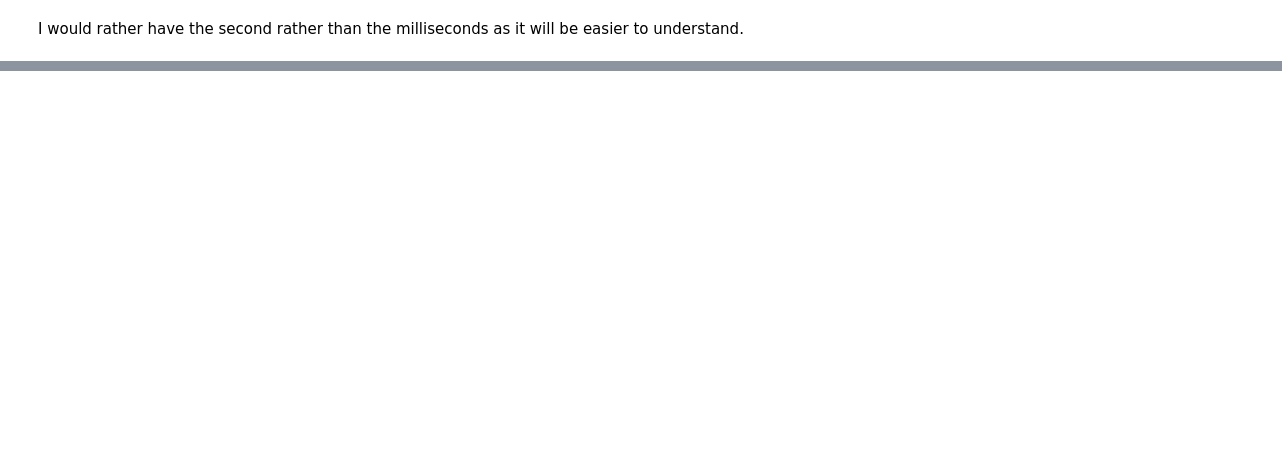
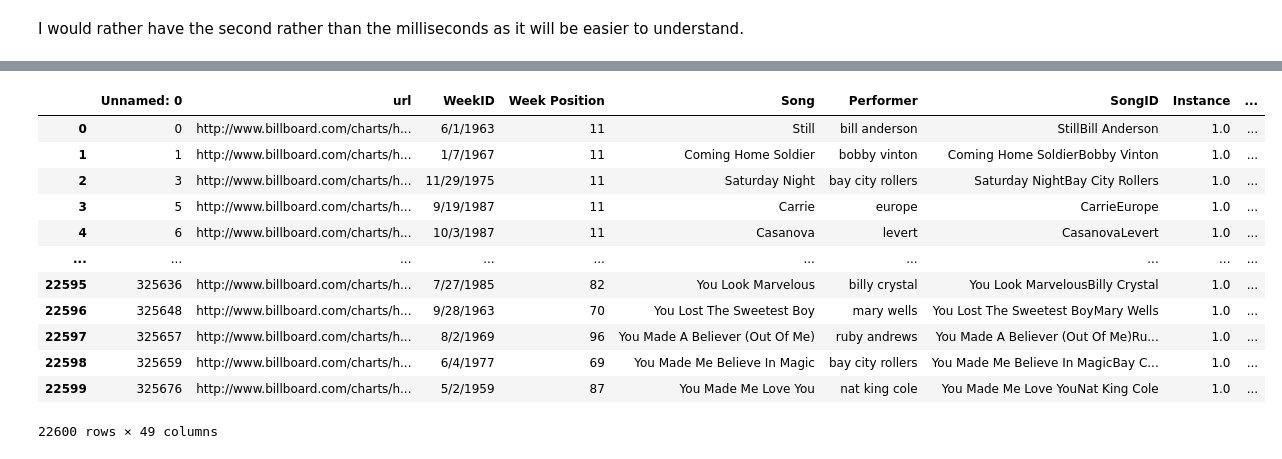
Before and after one commit to feradvk24/Data-Science, a Jupyter notebook: Data-Science-Project/data_cleaning.ipynb, the cells around one changed output, grey strips where cells are left out. Saved outputs shown, nothing was run; the diff lists cells and outputs as text; code cells hidden in the pictures; blank space fills up the shorter version.

```diff
--- a/Data-Science-Project/data_cleaning.ipynb
+++ b/Data-Science-Project/data_cleaning.ipynb
@@ -208,0 +232,18 @@ merged_data.to_csv("data/hot_100_spotify.csv")
+# %%
+song_lyrics = pd.read_excel("data/Final processed dataset.xlsx")
+# %%
+song_lyrics
+# %% [output]
+|  | Unnamed: 0 | url | WeekID | Week Position | Song | Performer | SongID | Instance | ... |
+| 0 | 0 | http://www.billboard.com/charts/h... | 6/1/1963 | 11 | Still | bill anderson | StillBill Anderson | 1.0 | ... |
+| 1 | 1 | http://www.billboard.com/charts/h... | 1/7/1967 | 11 | Coming Home Soldier | bobby vinton | Coming Home SoldierBobby Vinton | 1.0 | ... |
+| 2 | 3 | http://www.billboard.com/charts/h... | 11/29/1975 | 11 | Saturday Night | bay city rollers | Saturday NightBay City Rollers | 1.0 | ... |
+| 3 | 5 | http://www.billboard.com/charts/h... | 9/19/1987 | 11 | Carrie | europe | CarrieEurope | 1.0 | ... |
+| 4 | 6 | http://www.billboard.com/charts/h... | 10/3/1987 | 11 | Casanova | levert | CasanovaLevert | 1.0 | ... |
+| ... | ... | ... | ... | ... | ... | ... | ... | ... | ... |
+| 22595 | 325636 | http://www.billboard.com/charts/h... | 7/27/1985 | 82 | You Look Marvelous | billy crystal | You Look MarvelousBilly Crystal | 1.0 | ... |
+| 22596 | 325648 | http://www.billboard.com/charts/h... | 9/28/1963 | 70 | You Lost The Sweetest Boy | mary wells | You Lost The Sweetest BoyMary Wells | 1.0 | ... |
+| 22597 | 325657 | http://www.billboard.com/charts/h... | 8/2/1969 | 96 | You Made A Believer (Out Of Me) | ruby andrews | You Made A Believer (Out Of Me)Ru... | 1.0 | ... |
+| 22598 | 325659 | http://www.billboard.com/charts/h... | 6/4/1977 | 69 | You Made Me Believe In Magic | bay city rollers | You Made Me Believe In MagicBay C... | 1.0 | ... |
+| 22599 | 325676 | http://www.billboard.com/charts/h... | 5/2/1959 | 87 | You Made Me Love You | nat king cole | You Made Me Love YouNat King Cole | 1.0 | ... |
+22600 rows × 49 columns
```
Also changed, not shown: parts of 42 cells of this notebook, 13 other files.
